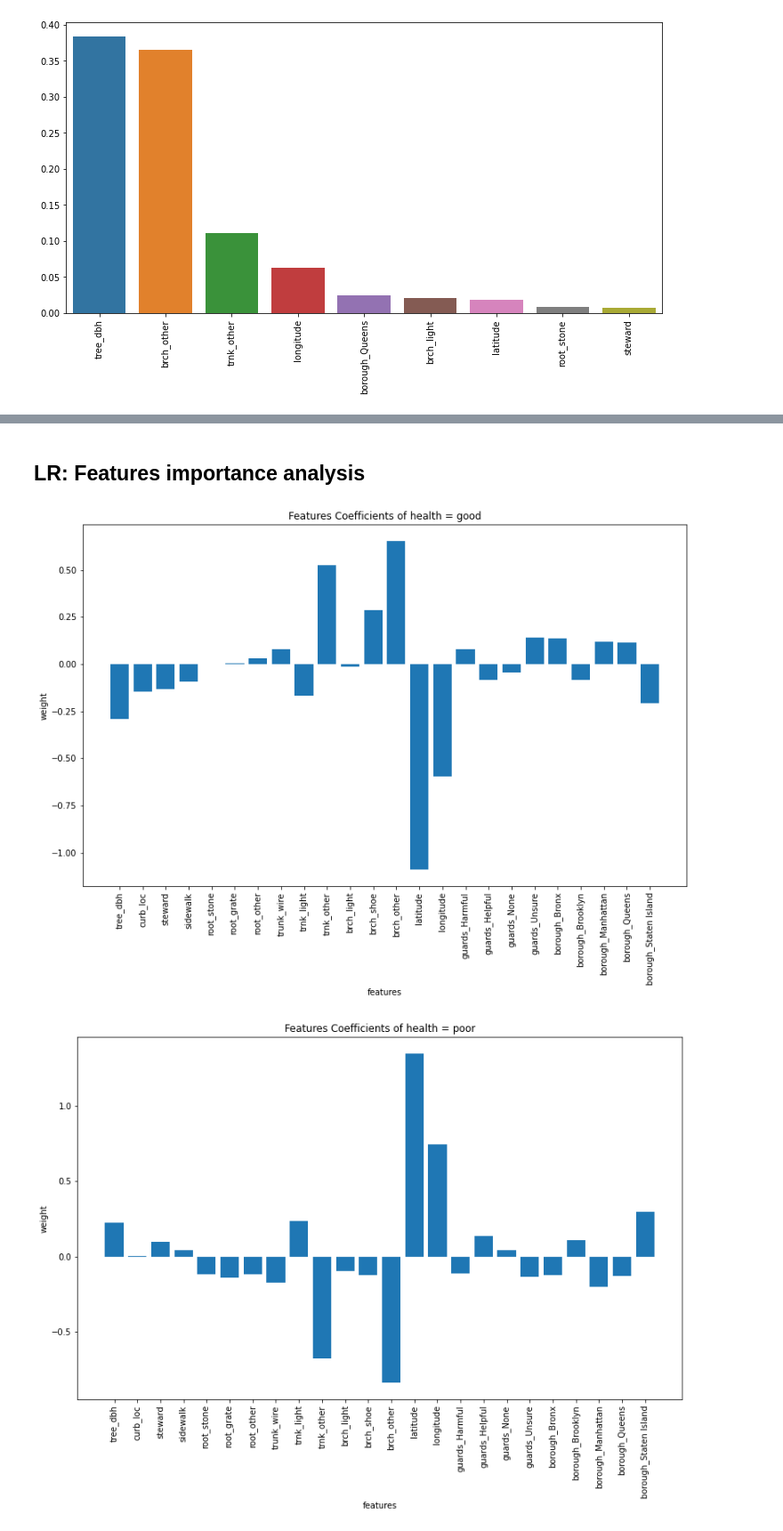
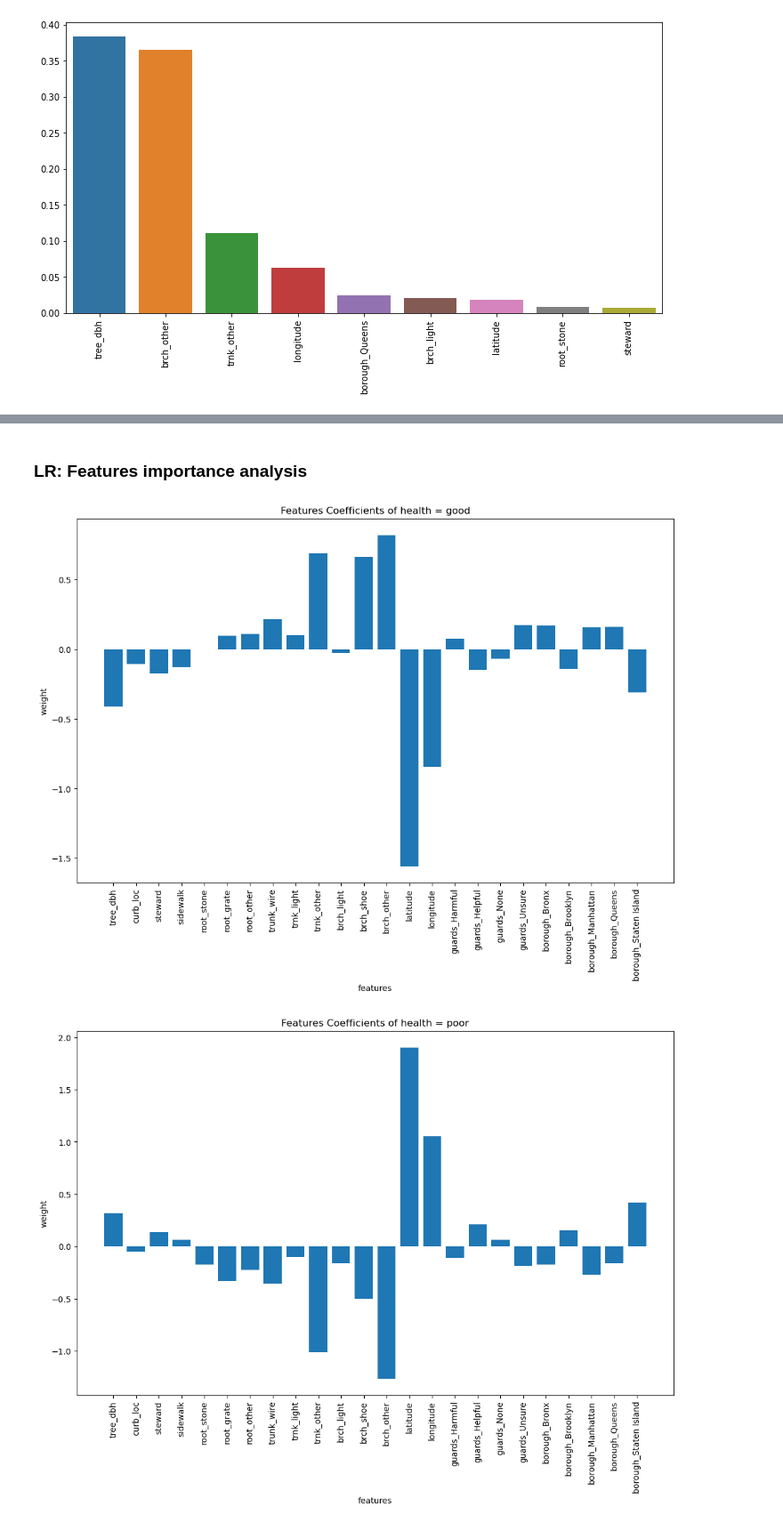
Before and after one commit to kmohebbizadeh/AML-Tree-Census-Project, a Jupyter notebook: final_script.ipynb, the cells around one changed output, grey strips where cells are left out. Shown at 89% size. Drawn from its saved outputs; the diff is of its cells as text; code cells hidden in the pictures.

```diff
--- a/final_script.ipynb
+++ b/final_script.ipynb
@@ -788,13 +1136,16 @@ def model_result(report):
 # %%
 # random stratified sampling
-report_random = logReg(x_train, y_train, x_val, y_val, penalty, class_weight, multi_class, l1_ratio)
+best_model_random, report_random = logReg(x_train, y_train, x_val, y_val,
+                                          penalty, class_weight, multi_class,
+                                          l1_ratio)
 # evaluate the model
 model_result(report_random)
 # recall score on test set using best_recall_params
-model = LogisticRegression(penalty='elasticnet', class_weight='balanced', multi_class='multinomial', l1_ratio = 0.8, solver='saga')
-model.fit(x_train, y_train)
-y_pred = model.predict(x_test)
+y_pred = best_model_random.predict(x_test)
 test_score = recall_score(y_test, y_pred, average='macro')
 print("Average recall on test dataset: ", test_score)
+
+plot_confusion_matrix(model, x_test, y_test)
+plt.show()
 # %% [output]
 Accuracy as metric for hyperparamter tuning:
@@ -814,15 +1166,15 @@ Average recall on test dataset:  0.34166908040476374
 # %%
-
 # Over sampling
-report_ros = logReg(x_ros, y_ros, x_val, y_val, penalty, class_weight, multi_class, l1_ratio)
+best_model_ros, report_ros = logReg(x_ros, y_ros, x_val, y_val, penalty, class_weight, multi_class, l1_ratio)
 # evaluate the model
 model_result(report_ros)
 # recall score on test set using best_recall_params
-model = LogisticRegression(penalty='l1', class_weight='balanced', multi_class='multinomial', solver='saga')
-model.fit(x_ros, y_ros)
-y_pred = model.predict(x_test)
+y_pred = best_model_ros.predict(x_test)
 test_score = recall_score(y_test, y_pred, average='macro')
 print("Average recall on test dataset: ", test_score)
+
+plot_confusion_matrix(model, x_test, y_test)
+plt.show()
 # %% [output]
 Accuracy as metric for hyperparamter tuning:
 Optimal Hyperparameters:  l2, balanced, ovr
@@ -841,14 +1194,15 @@ Average recall on test dataset:  0.4194198721041554
 # %%
 # Under sampling
-report_rus = logReg(x_rus, y_rus, x_val, y_val, penalty, class_weight, multi_class, l1_ratio)
+best_model_rus, report_rus = logReg(x_rus, y_rus, x_val, y_val, penalty, class_weight, multi_class, l1_ratio)
 # evaluate the model
 model_result(report_rus)
 # recall score on test set using best_recall_params
-model = LogisticRegression(penalty='l2', class_weight='balanced', multi_class='ovr', solver='liblinear')
-model.fit(x_ros, y_ros)
-y_pred = model.predict(x_test)
+y_pred = best_model_rus.predict(x_test)
 test_score = recall_score(y_test, y_pred, average='macro')
 print("Average recall on test dataset: ", test_score)
+
+plot_confusion_matrix(model, x_test, y_test)
+plt.show()
 # %% [output]
 Accuracy as metric for hyperparamter tuning:
 Optimal Hyperparameters:  l2, balanced, ovr
@@ -867,14 +1222,15 @@ Average recall on test dataset:  0.41878882584060256
 # %%
 ## SMOTE on train data
-report_smote = logReg(x_ros, y_ros, x_val, y_val, penalty, class_weight, multi_class, l1_ratio)
+best_model_smote, report_smote = logReg(x_ros, y_ros, x_val, y_val, penalty, class_weight, multi_class, l1_ratio)
 # evaluate the model
 model_result(report_smote)
 # recall score on test set using best_recall_params
-model = LogisticRegression(penalty='l1', class_weight='balanced', multi_class='multinomial', solver='saga')
-model.fit(x_smote, y_smote)
-y_pred = model.predict(x_test)
+y_pred = best_model_smote.predict(x_test)
 test_score = recall_score(y_test, y_pred, average='macro')
 print("Average recall on test dataset: ", test_score)
+
+plot_confusion_matrix(model, x_test, y_test)
+plt.show()
 # %% [output]
 Accuracy as metric for hyperparamter tuning:
 Optimal Hyperparameters:  l2, balanced, ovr
@@ -891,25 +1248,25 @@ Average recall on test dataset:  0.41976722060899146
 # %% [markdown]
-##  LR: Features importance analysis
+###  LR: Features importance analysis
 # %%
 # Features importance analysis
 # Best Model is using SMOTE sampling
 # Features Coefficients of health = good
 plt.figure(figsize=(13, 8))
-plt.bar(x= x_train.columns, height=model.coef_[0])
+plt.bar(x= x_train.columns, height=best_model_smote.coef_[0])
 plt.title("Features Coefficients of health = good")
 plt.xlabel('features')
 plt.xticks(rotation=90)
 plt.ylabel('weight')
 plt.show()
 
 # Features Coefficients of health = poor
 plt.figure(figsize=(13, 8))
-plt.bar(x= x_train.columns, height=model.coef_[2])
+plt.bar(x= x_train.columns, height=best_model_smote.coef_[2])
 plt.title("Features Coefficients of health = poor")
 plt.xlabel('features')
 plt.xticks(rotation=90)
 plt.ylabel('weight')
 plt.show()
 # %% [output]
-[figure, old version]
+[figure, new version]
-[figure, old version]
+[figure, new version]
```
Also changed, not shown: parts of 91 cells of this notebook, 1 other file.
